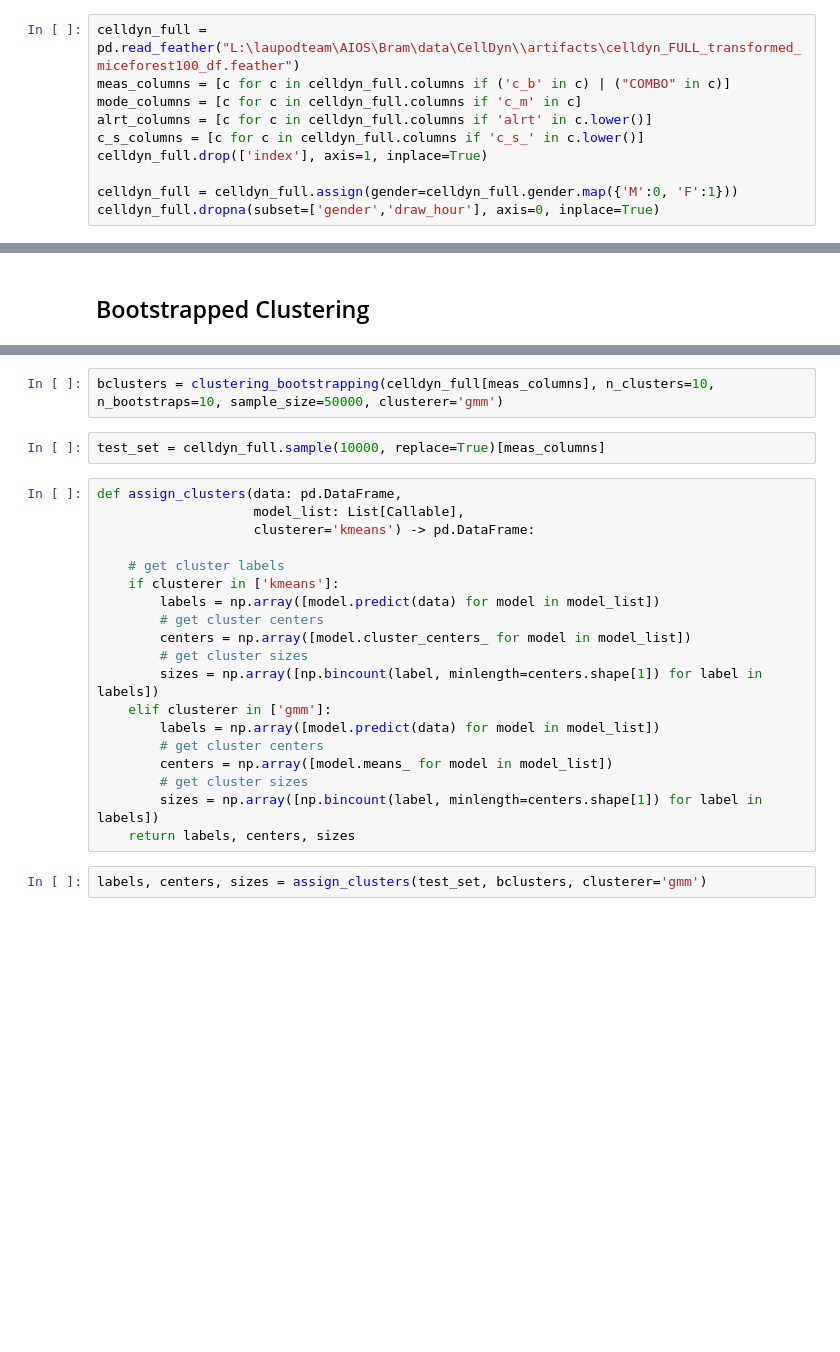
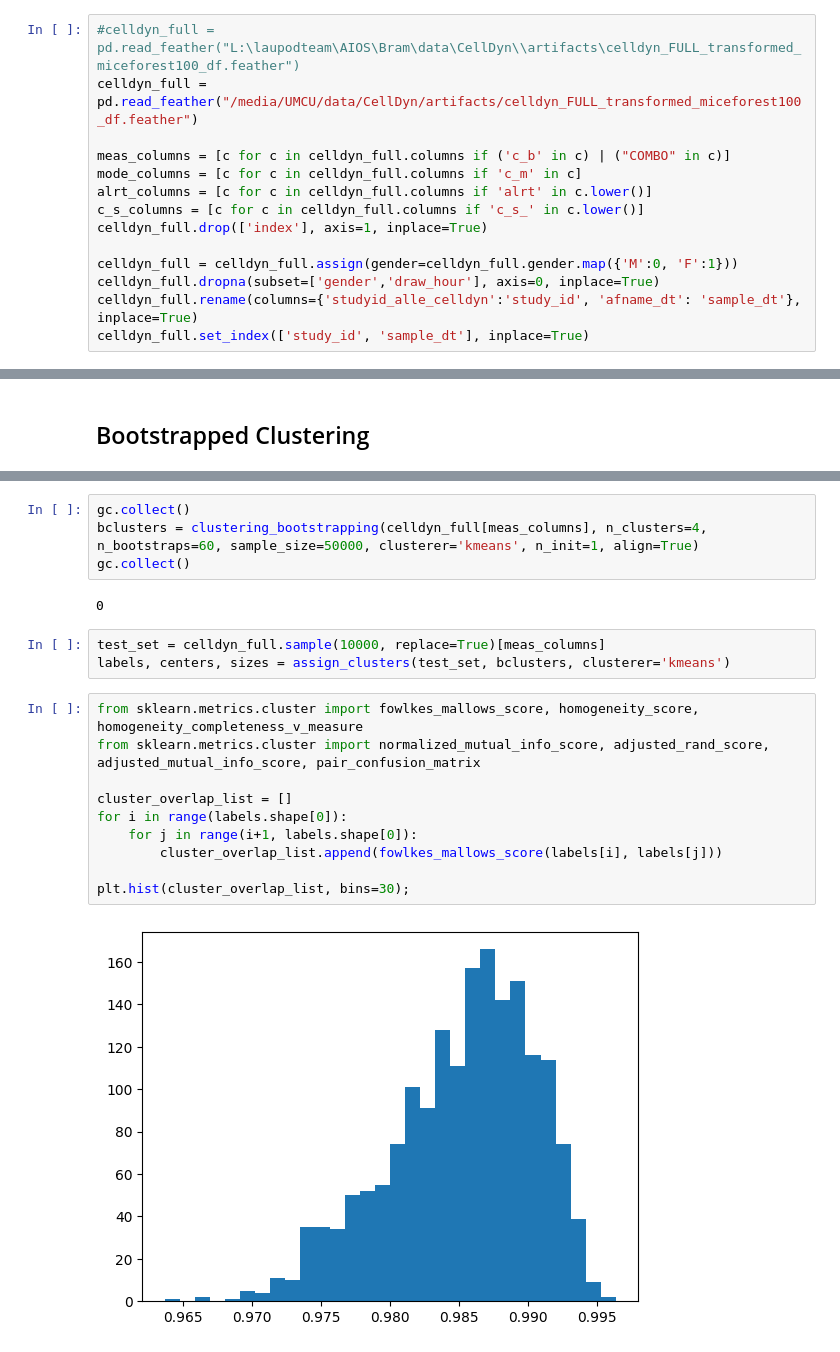
Before and after one commit to HJJoosse/celldyn_embedder, a Jupyter notebook: sandbox/create_clusters.ipynb, the cells around one changed output, grey strips where cells are left out. Cells and saved outputs as stored; diff of their text form; blank space fills up the shorter version.

Commit message:
working on clustering

```diff
--- a/sandbox/create_clusters.ipynb
+++ b/sandbox/create_clusters.ipynb
@@ -67,5 +160,7 @@ from typing import List, Tuple, Iterable, Callable
 # %%
-celldyn_full = pd.read_feather("L:\laupodteam\AIOS\Bram\data\CellDyn\\artifacts\celldyn_FULL_transformed_miceforest100_df.feather")
+#celldyn_full = pd.read_feather("L:\laupodteam\AIOS\Bram\data\CellDyn\\artifacts\celldyn_FULL_transformed_miceforest100_df.feather")
+celldyn_full = pd.read_feather("/media/UMCU/data/CellDyn/artifacts/celldyn_FULL_transformed_miceforest100_df.feather")
+
 meas_columns = [c for c in celldyn_full.columns if ('c_b' in c) | ("COMBO" in c)]
 mode_columns = [c for c in celldyn_full.columns if 'c_m' in c]
 alrt_columns = [c for c in celldyn_full.columns if 'alrt' in c.lower()]
@@ -74,3 +169,5 @@ celldyn_full.drop(['index'], axis=1, inplace=True)
 
 celldyn_full = celldyn_full.assign(gender=celldyn_full.gender.map({'M':0, 'F':1}))
 celldyn_full.dropna(subset=['gender','draw_hour'], axis=0, inplace=True)
+celldyn_full.rename(columns={'studyid_alle_celldyn':'study_id', 'afname_dt': 'sample_dt'}, inplace=True)
+celldyn_full.set_index(['study_id', 'sample_dt'], inplace=True)
@@ -108,28 +268,24 @@ def clustering_bootstrapping(data: pd.DataFrame,
 # %%
-bclusters = clustering_bootstrapping(celldyn_full[meas_columns], n_clusters=10, n_bootstraps=10, sample_size=50000, clusterer='gmm')
+gc.collect()
+bclusters = clustering_bootstrapping(celldyn_full[meas_columns], n_clusters=4, n_bootstraps=60, sample_size=50000, clusterer='kmeans', n_init=1, align=True)
+gc.collect()
+# %% [output]
+0
 # %%
 test_set = celldyn_full.sample(10000, replace=True)[meas_columns]
+labels, centers, sizes = assign_clusters(test_set, bclusters, clusterer='kmeans')
-# %%
-def assign_clusters(data: pd.DataFrame,
-                    model_list: List[Callable],
-                    clusterer='kmeans') -> pd.DataFrame:
-
-    # get cluster labels
-    if clusterer in ['kmeans']:
-        labels = np.array([model.predict(data) for model in model_list])
-        # get cluster centers
-        centers = np.array([model.cluster_centers_ for model in model_list])
-        # get cluster sizes
-        sizes = np.array([np.bincount(label, minlength=centers.shape[1]) for label in labels])
-    elif clusterer in ['gmm']:
-        labels = np.array([model.predict(data) for model in model_list])
-        # get cluster centers
-        centers = np.array([model.means_ for model in model_list])
-        # get cluster sizes
-        sizes = np.array([np.bincount(label, minlength=centers.shape[1]) for label in labels])
-    return labels, centers, sizes
-# %%
-labels, centers, sizes = assign_clusters(test_set, bclusters, clusterer='gmm')
+# %%
+from sklearn.metrics.cluster import fowlkes_mallows_score, homogeneity_score, homogeneity_completeness_v_measure
+from sklearn.metrics.cluster import normalized_mutual_info_score, adjusted_rand_score, adjusted_mutual_info_score, pair_confusion_matrix
+
+cluster_overlap_list = []
+for i in range(labels.shape[0]):
+    for j in range(i+1, labels.shape[0]):
+        cluster_overlap_list.append(fowlkes_mallows_score(labels[i], labels[j]))
+
+plt.hist(cluster_overlap_list, bins=30);
+# %% [output]
+[figure, added]
 # %%
 # we want to re-order the cluster labels for each model such that the ordinal similarity between the models is maximized
 init_sim = np.sum(np.corrcoef(labels))/labels.shape[0]**2
```
Also changed, not shown: parts of 11 cells of this notebook, 10 other files.
